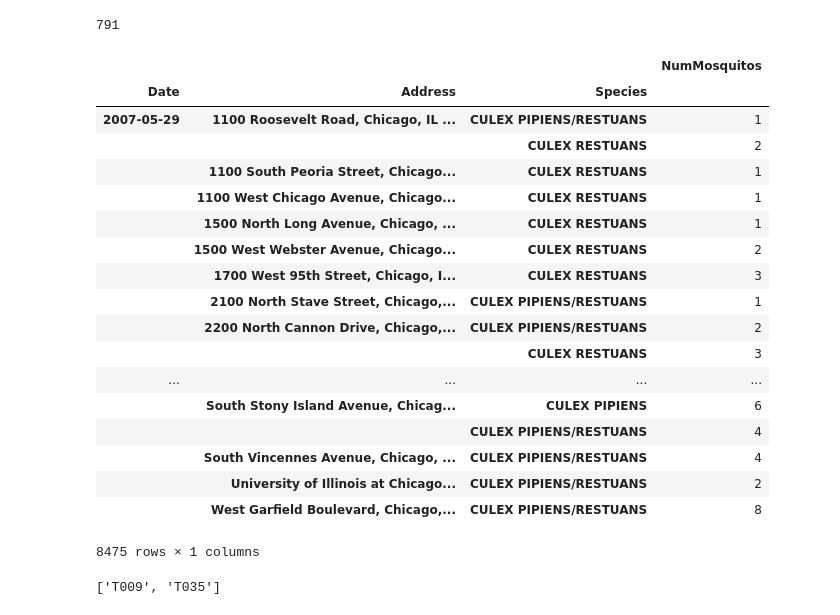
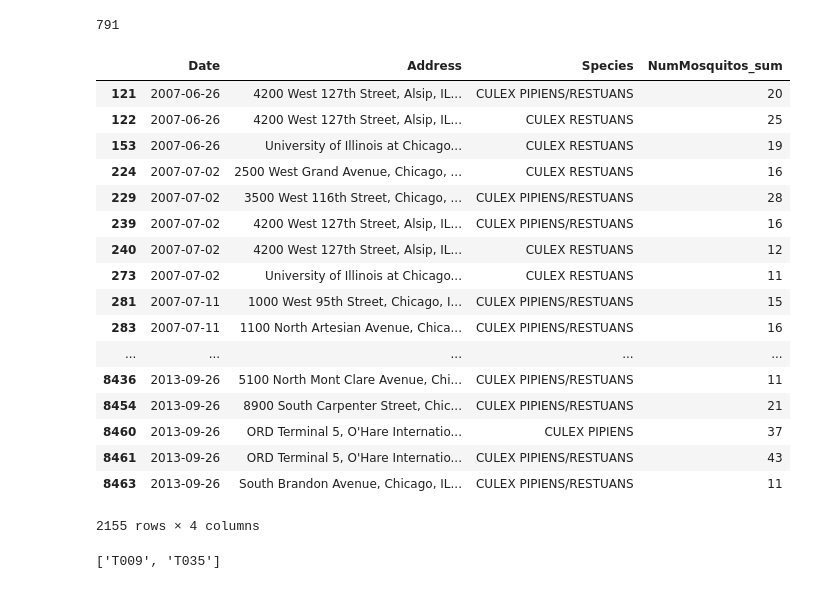
Before and after one commit to chowmun/Project_4, a Jupyter notebook: proj4.ipynb, the cells around one changed output. Cells and saved outputs as stored; diff of their text form; code cells hidden in the pictures.

```diff
--- a/proj4.ipynb
+++ b/proj4.ipynb
@@ -247,27 +247,28 @@ len(idx_50)
 # %% [output]
 791
 # %%
-train_df[['Date','Address','Species','NumMosquitos']].groupby(['Date','Address','Species']).sum()
+exp_df = train_df[['Date','Address','Species','NumMosquitos']].groupby(['Date','Address','Species']).sum().add_suffix('_sum').reset_index()
-# %% [output]
-|  |  |  | NumMosquitos |
-| Date | Address | Species |  |
-| 2007-05-29 | 1100 Roosevelt Road, Chicago, IL ... | CULEX PIPIENS/RESTUANS | 1 |
-|  |  | CULEX RESTUANS | 2 |
-|  | 1100 South Peoria Street, Chicago... | CULEX RESTUANS | 1 |
-|  | 1100 West Chicago Avenue, Chicago... | CULEX RESTUANS | 1 |
-|  | 1500 North Long Avenue, Chicago, ... | CULEX RESTUANS | 1 |
-|  | 1500 West Webster Avenue, Chicago... | CULEX RESTUANS | 2 |
-|  | 1700 West 95th Street, Chicago, I... | CULEX RESTUANS | 3 |
-|  | 2100 North Stave Street, Chicago,... | CULEX PIPIENS/RESTUANS | 1 |
-|  | 2200 North Cannon Drive, Chicago,... | CULEX PIPIENS/RESTUANS | 2 |
-|  |  | CULEX RESTUANS | 3 |
-| ... | ... | ... | ... |
-|  | South Stony Island Avenue, Chicag... | CULEX PIPIENS | 6 |
-|  |  | CULEX PIPIENS/RESTUANS | 4 |
-|  | South Vincennes Avenue, Chicago, ... | CULEX PIPIENS/RESTUANS | 4 |
-|  | University of Illinois at Chicago... | CULEX PIPIENS/RESTUANS | 2 |
-|  | West Garfield Boulevard, Chicago,... | CULEX PIPIENS/RESTUANS | 8 |
-8475 rows × 1 columns
+# %%
+exp_df[exp_df['NumMosquitos_sum']>10]
+# %% [output]
+|  | Date | Address | Species | NumMosquitos_sum |
+| 121 | 2007-06-26 | 4200 West 127th Street, Alsip, IL... | CULEX PIPIENS/RESTUANS | 20 |
+| 122 | 2007-06-26 | 4200 West 127th Street, Alsip, IL... | CULEX RESTUANS | 25 |
+| 153 | 2007-06-26 | University of Illinois at Chicago... | CULEX RESTUANS | 19 |
+| 224 | 2007-07-02 | 2500 West Grand Avenue, Chicago, ... | CULEX RESTUANS | 16 |
+| 229 | 2007-07-02 | 3500 West 116th Street, Chicago, ... | CULEX PIPIENS/RESTUANS | 28 |
+| 239 | 2007-07-02 | 4200 West 127th Street, Alsip, IL... | CULEX PIPIENS/RESTUANS | 16 |
+| 240 | 2007-07-02 | 4200 West 127th Street, Alsip, IL... | CULEX RESTUANS | 12 |
+| 273 | 2007-07-02 | University of Illinois at Chicago... | CULEX RESTUANS | 11 |
+| 281 | 2007-07-11 | 1000 West 95th Street, Chicago, I... | CULEX PIPIENS/RESTUANS | 15 |
+| 283 | 2007-07-11 | 1100 North Artesian Avenue, Chica... | CULEX PIPIENS/RESTUANS | 16 |
+| ... | ... | ... | ... | ... |
+| 8436 | 2013-09-26 | 5100 North Mont Clare Avenue, Chi... | CULEX PIPIENS/RESTUANS | 11 |
+| 8454 | 2013-09-26 | 8900 South Carpenter Street, Chic... | CULEX PIPIENS/RESTUANS | 21 |
+| 8460 | 2013-09-26 | ORD Terminal 5, O'Hare Internatio... | CULEX PIPIENS | 37 |
+| 8461 | 2013-09-26 | ORD Terminal 5, O'Hare Internatio... | CULEX PIPIENS/RESTUANS | 43 |
+| 8463 | 2013-09-26 | South Brandon Avenue, Chicago, IL... | CULEX PIPIENS/RESTUANS | 11 |
+2155 rows × 4 columns
 # %%
 trap_lst = []
 for trap in train_df['Trap'].unique():
```
Also changed, not shown: parts of 3 cells of this notebook, 1 other file.
